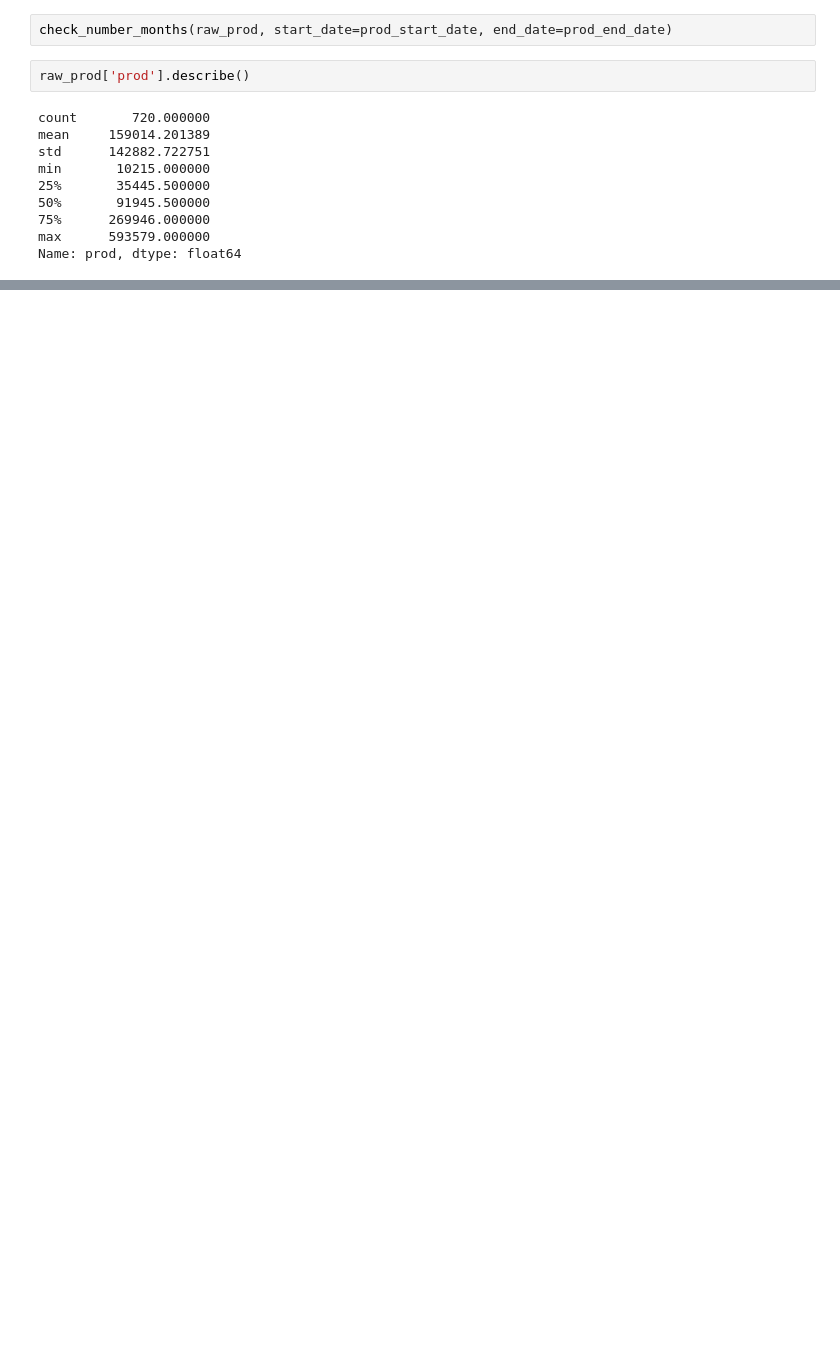
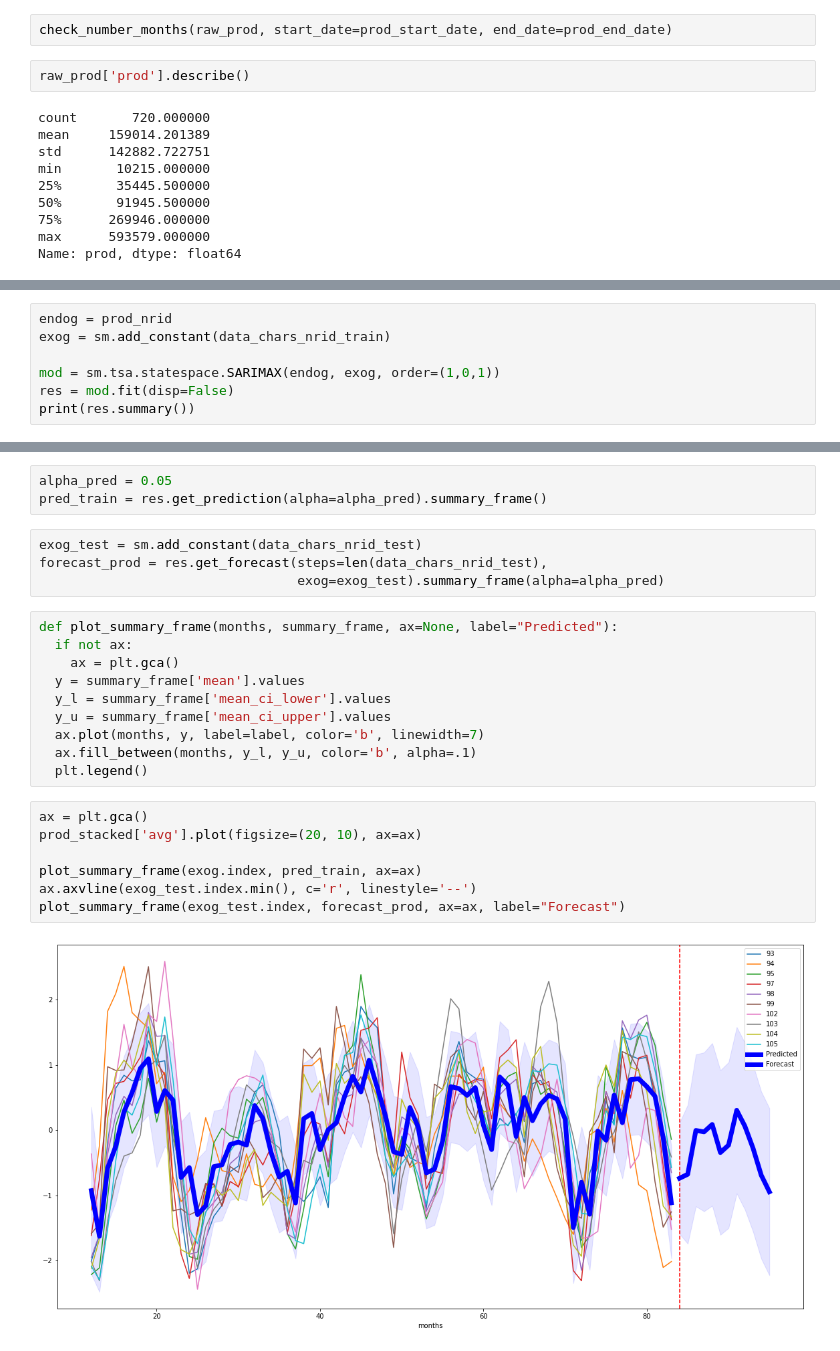
Before and after one commit to hsebasa/SeriesHW, a Jupyter notebook: GroHW.ipynb, the cells around one changed output, grey strips where cells are left out. Saved outputs shown, nothing was run; the diff lists cells and outputs as text; blank space fills up the shorter version.

Commit message:
First complete forecast

```diff
--- a/GroHW.ipynb
+++ b/GroHW.ipynb
@@ -459,0 +632,7 @@ Index(['q1_p', 'q2_p', 'q3_p', 'q4_p', 'd1_p', 'mx_p', 'mn_p', 'avg_p', 'q1_m',
+# %%
+endog = prod_nrid
+exog = sm.add_constant(data_chars_nrid_train)
+
+mod = sm.tsa.statespace.SARIMAX(endog, exog, order=(1,0,1))
+res = mod.fit(disp=False)
+print(res.summary())
@@ -459,0 +657,26 @@ Index(['q1_p', 'q2_p', 'q3_p', 'q4_p', 'd1_p', 'mx_p', 'mn_p', 'avg_p', 'q1_m',
+# %%
+alpha_pred = 0.05
+pred_train = res.get_prediction(alpha=alpha_pred).summary_frame()
+# %%
+exog_test = sm.add_constant(data_chars_nrid_test)
+forecast_prod = res.get_forecast(steps=len(data_chars_nrid_test),
+                                 exog=exog_test).summary_frame(alpha=alpha_pred)
+# %%
+def plot_summary_frame(months, summary_frame, ax=None, label="Predicted"):
+  if not ax:
+    ax = plt.gca()
+  y = summary_frame['mean'].values
+  y_l = summary_frame['mean_ci_lower'].values
+  y_u = summary_frame['mean_ci_upper'].values
+  ax.plot(months, y, label=label, color='b', linewidth=7)
+  ax.fill_between(months, y_l, y_u, color='b', alpha=.1)
+  plt.legend()
+# %%
+ax = plt.gca()
+prod_stacked['avg'].plot(figsize=(20, 10), ax=ax)
+
+plot_summary_frame(exog.index, pred_train, ax=ax)
+ax.axvline(exog_test.index.min(), c='r', linestyle='--')
+plot_summary_frame(exog_test.index, forecast_prod, ax=ax, label="Forecast")
+# %% [output]
+[figure, added]
```
Also changed, not shown: parts of 31 cells of this notebook.
